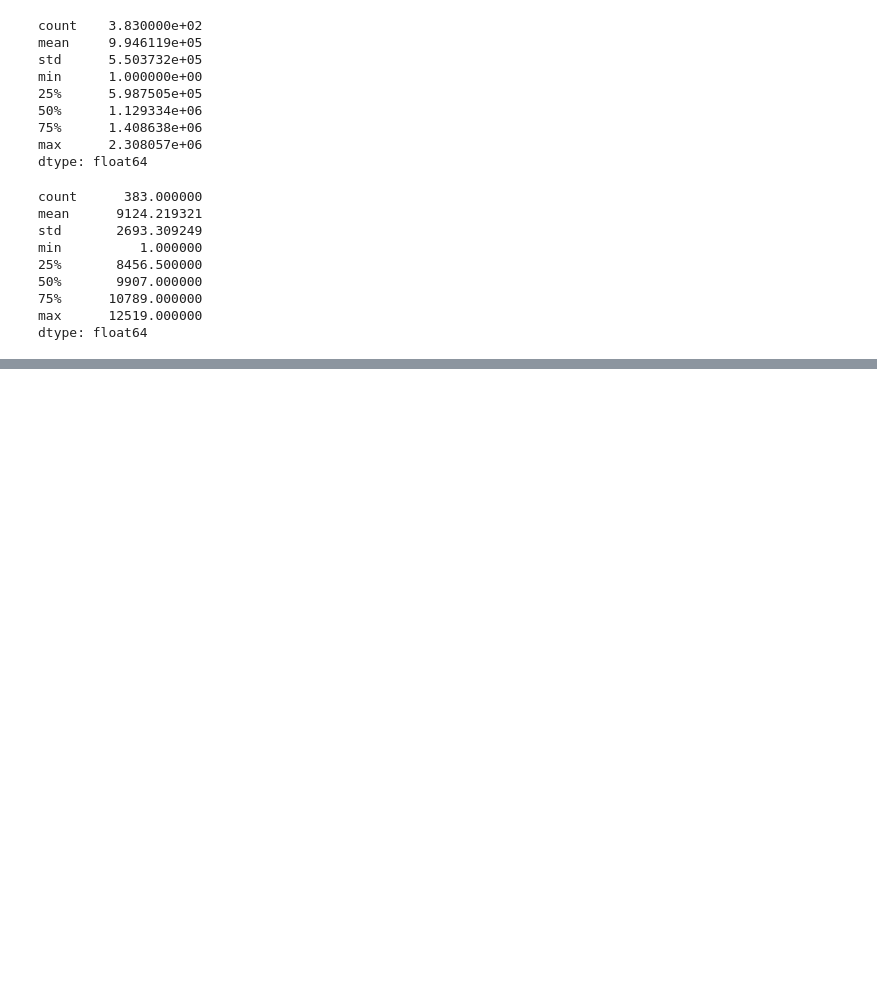
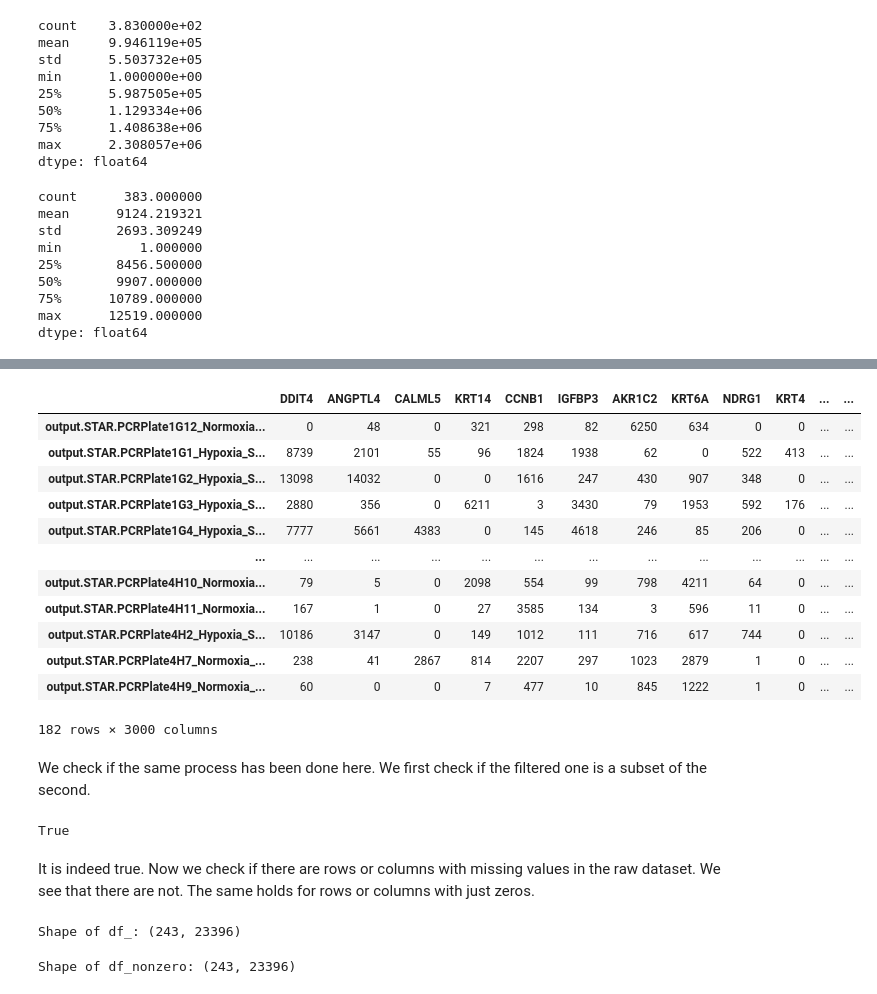
Before and after one commit to AliEmreSenel/BAIAILabProject2024, a Jupyter notebook: mariano_preliminary_analysis.ipynb, the cells around one changed output, grey strips where cells are left out. Cells and saved outputs as stored; diff of their text form; code cells hidden in the pictures; blank space fills up the shorter version.

```diff
--- a/mariano_preliminary_analysis.ipynb
+++ b/mariano_preliminary_analysis.ipynb
@@ -669,0 +710,57 @@ dtype: float64
+# %%
+hcc_smartS_filn
+# %% [output]
+|  | DDIT4 | ANGPTL4 | CALML5 | KRT14 | CCNB1 | IGFBP3 | AKR1C2 | KRT6A | NDRG1 | KRT4 | ... | ... |
+| output.STAR.PCRPlate1G12_Normoxia... | 0 | 48 | 0 | 321 | 298 | 82 | 6250 | 634 | 0 | 0 | ... | ... |
+| output.STAR.PCRPlate1G1_Hypoxia_S... | 8739 | 2101 | 55 | 96 | 1824 | 1938 | 62 | 0 | 522 | 413 | ... | ... |
+| output.STAR.PCRPlate1G2_Hypoxia_S... | 13098 | 14032 | 0 | 0 | 1616 | 247 | 430 | 907 | 348 | 0 | ... | ... |
+| output.STAR.PCRPlate1G3_Hypoxia_S... | 2880 | 356 | 0 | 6211 | 3 | 3430 | 79 | 1953 | 592 | 176 | ... | ... |
+| output.STAR.PCRPlate1G4_Hypoxia_S... | 7777 | 5661 | 4383 | 0 | 145 | 4618 | 246 | 85 | 206 | 0 | ... | ... |
+| ... | ... | ... | ... | ... | ... | ... | ... | ... | ... | ... | ... | ... |
+| output.STAR.PCRPlate4H10_Normoxia... | 79 | 5 | 0 | 2098 | 554 | 99 | 798 | 4211 | 64 | 0 | ... | ... |
+| output.STAR.PCRPlate4H11_Normoxia... | 167 | 1 | 0 | 27 | 3585 | 134 | 3 | 596 | 11 | 0 | ... | ... |
+| output.STAR.PCRPlate4H2_Hypoxia_S... | 10186 | 3147 | 0 | 149 | 1012 | 111 | 716 | 617 | 744 | 0 | ... | ... |
+| output.STAR.PCRPlate4H7_Normoxia_... | 238 | 41 | 2867 | 814 | 2207 | 297 | 1023 | 2879 | 1 | 0 | ... | ... |
+| output.STAR.PCRPlate4H9_Normoxia_... | 60 | 0 | 0 | 7 | 477 | 10 | 845 | 1222 | 1 | 0 | ... | ... |
+182 rows × 3000 columns
+# %% [markdown]
+We check if the same process has been done here. We first check if the filtered one is a subset of the second.
+# %%
+
+# Find the intersection of rows and columns
+common_rows = hcc_smartS_raw.index.intersection(hcc_smartS_filt.index)
+common_columns = hcc_smartS_raw.columns.intersection(hcc_smartS_filt.columns)
+
+# Create a new DataFrame based on the intersection of rows and columns
+df_inters = hcc_smartS_raw.loc[common_rows, common_columns]
+
+# Compare the shapes
+print(df_inters.shape == hcc_smartS_filt.shape)
+# %% [output]
+True
+# %% [markdown]
+It is indeed true. Now we check if there are rows or columns with missing values in the raw dataset. We see that there are not. The same holds for rows or columns with just zeros.
+# %%
+# Drop rows with any missing values
+df_ = hcc_smartS_raw.dropna(axis=0, how='any')
+
+# Drop columns with any missing values
+df_ = df_.dropna(axis=1, how='any')
+
+
+# Display the resulting dataset
+print("Shape of df_:", df_.shape)
+# %% [output]
+Shape of df_: (243, 23396)
+# %%
+# Drop columns that are all zeros
+df_nonzero = hcc_smartS_raw.loc[:, (hcc_smartS_raw != 0).any(axis=0)]
+
+# Drop rows that are all zeros
+df_nonzero= df_nonzero.loc[(df_nonzero != 0).any(axis=1), :]
+
+
+# Display the resulting dataset
+print("Shape of df_nonzero:", df_nonzero.shape)
+# %% [output]
+Shape of df_nonzero: (243, 23396)
```
Also changed, not shown: parts of 20 cells of this notebook.
